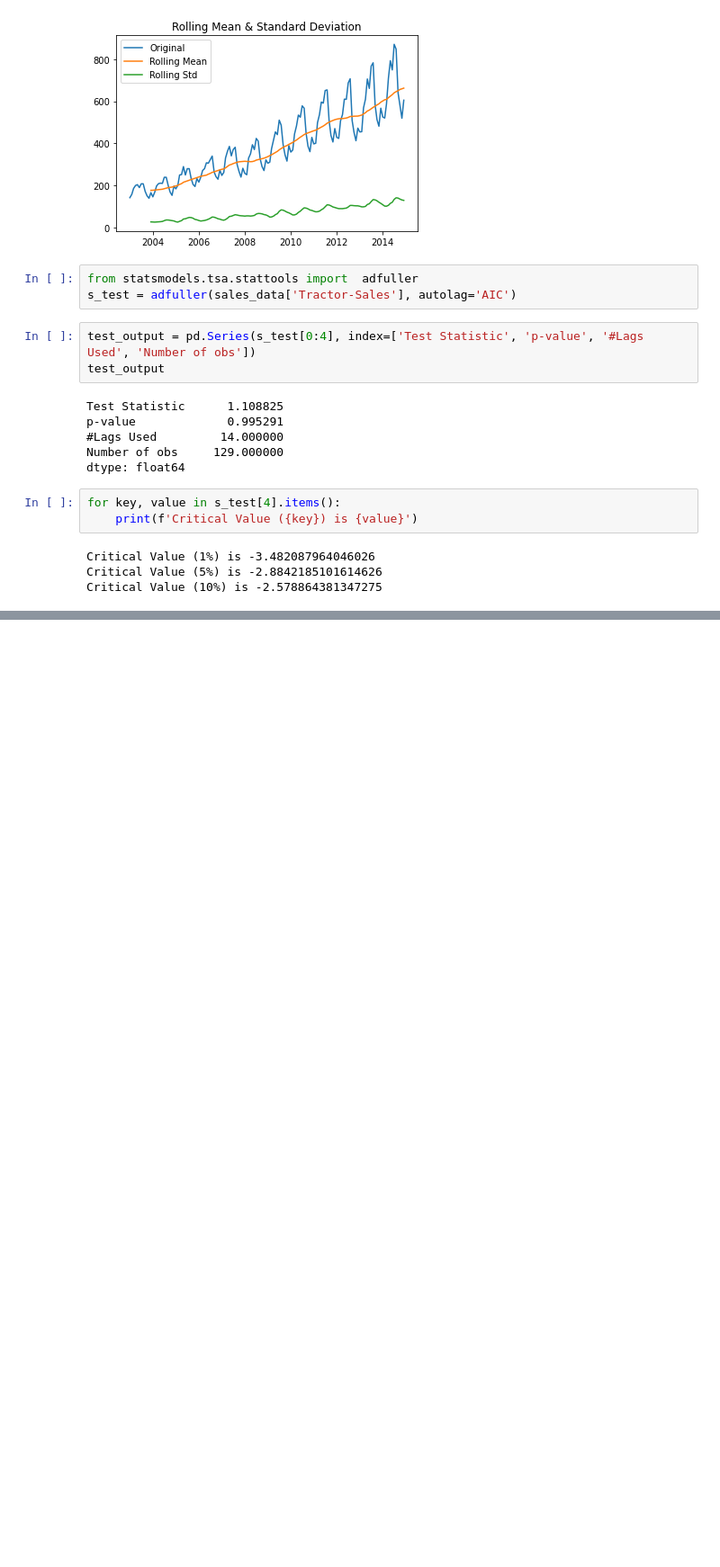
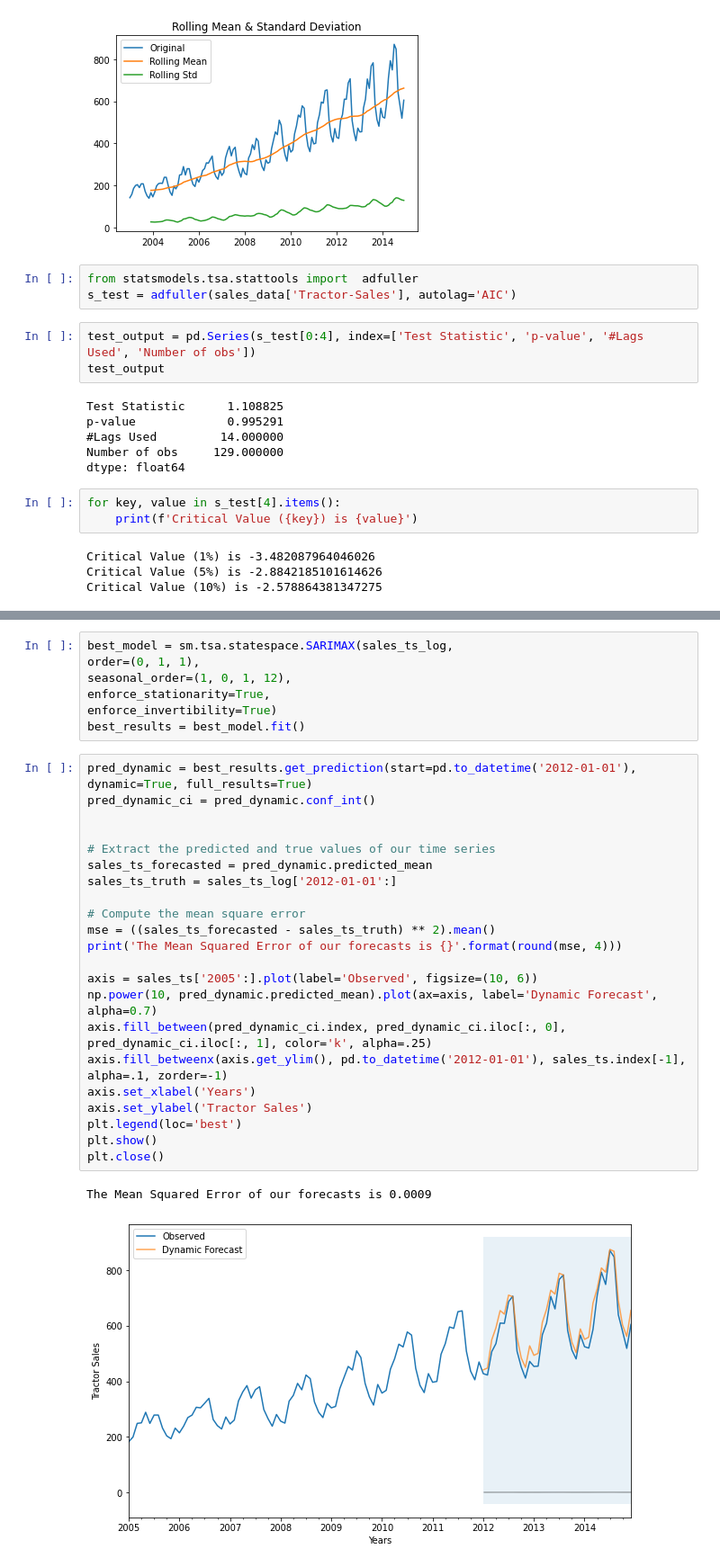
Before and after one commit to sidh26/ANN, a Jupyter notebook: classwork/ANN 9th Apr.ipynb, the cells around one changed output, grey strips where cells are left out. Shown at 90% size. Drawn from its saved outputs; the diff is of its cells as text; blank space fills up the shorter version.

```diff
--- a/classwork/ANN 9th Apr.ipynb
+++ b/classwork/ANN 9th Apr.ipynb
@@ -86,0 +208,32 @@ Critical Value (10%) is -2.578864381347275
+# %%
+best_model = sm.tsa.statespace.SARIMAX(sales_ts_log,
+order=(0, 1, 1),
+seasonal_order=(1, 0, 1, 12),
+enforce_stationarity=True,
+enforce_invertibility=True)
+best_results = best_model.fit()
+# %%
+pred_dynamic = best_results.get_prediction(start=pd.to_datetime('2012-01-01'), dynamic=True, full_results=True)
+pred_dynamic_ci = pred_dynamic.conf_int()
+
+
+# Extract the predicted and true values of our time series
+sales_ts_forecasted = pred_dynamic.predicted_mean
+sales_ts_truth = sales_ts_log['2012-01-01':]
+
+# Compute the mean square error
+mse = ((sales_ts_forecasted - sales_ts_truth) ** 2).mean()
+print('The Mean Squared Error of our forecasts is {}'.format(round(mse, 4)))
+
+axis = sales_ts['2005':].plot(label='Observed', figsize=(10, 6))
+np.power(10, pred_dynamic.predicted_mean).plot(ax=axis, label='Dynamic Forecast', alpha=0.7)
+axis.fill_between(pred_dynamic_ci.index, pred_dynamic_ci.iloc[:, 0], pred_dynamic_ci.iloc[:, 1], color='k', alpha=.25)
+axis.fill_betweenx(axis.get_ylim(), pd.to_datetime('2012-01-01'), sales_ts.index[-1], alpha=.1, zorder=-1)
+axis.set_xlabel('Years')
+axis.set_ylabel('Tractor Sales')
+plt.legend(loc='best')
+plt.show()
+plt.close()
+# %% [output]
+The Mean Squared Error of our forecasts is 0.0009
+[figure, added]
```
Also changed, not shown: parts of 22 cells of this notebook.
